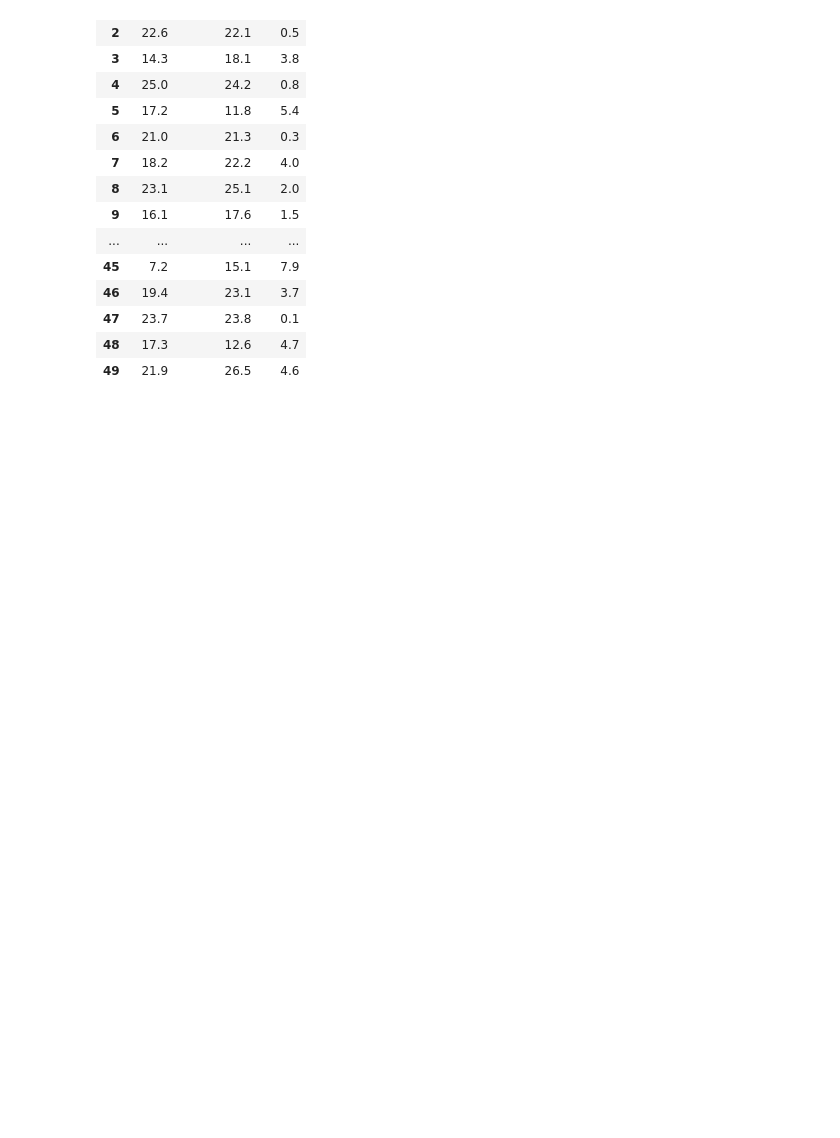
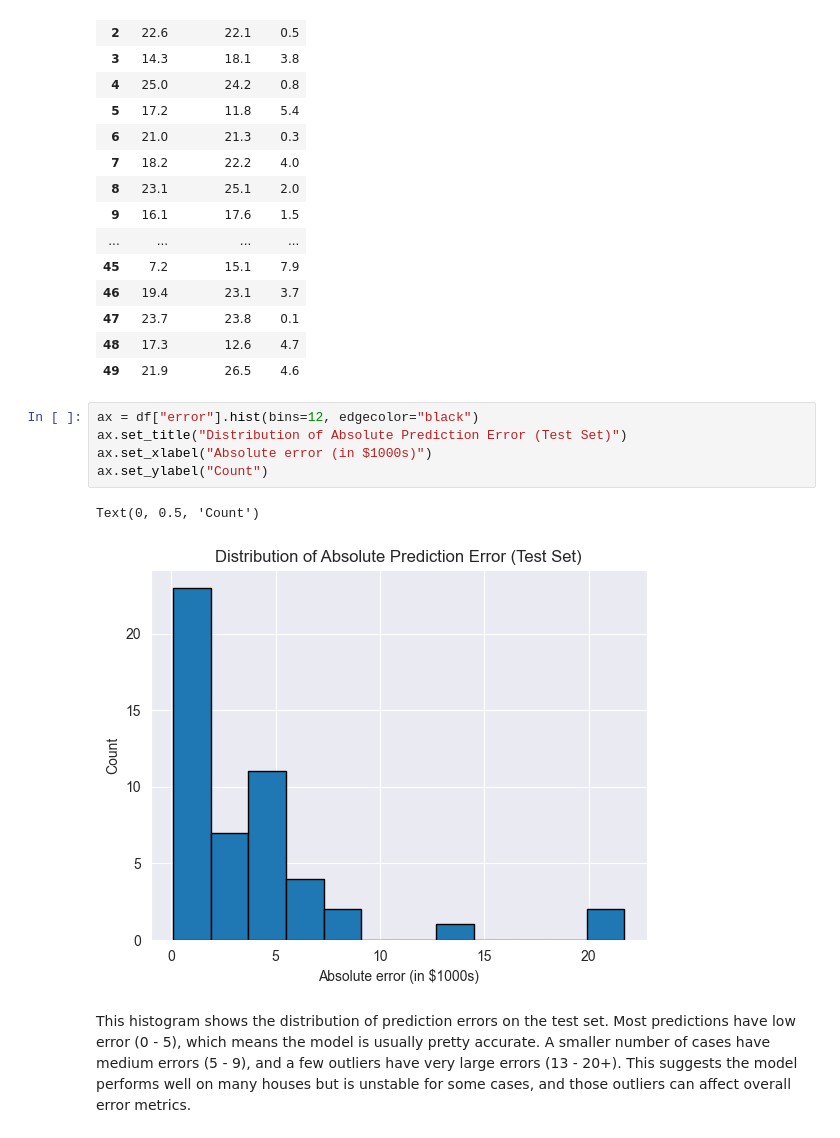
Before and after one commit to Rickylol29K/HousePricePredictor, a Jupyter notebook: house-price-predictor.ipynb, the cells around one changed output. Drawn from its saved outputs; the diff is of its cells as text; blank space fills up the shorter version.

Commit message:
Error Visualization_2

```diff
--- a/house-price-predictor.ipynb
+++ b/house-price-predictor.ipynb
@@ -218,3 +228,13 @@ df
 | 47 | 23.7 | 23.8 | 0.1 |
 | 48 | 17.3 | 12.6 | 4.7 |
 | 49 | 21.9 | 26.5 | 4.6 |
+# %%
+ax = df["error"].hist(bins=12, edgecolor="black")
+ax.set_title("Distribution of Absolute Prediction Error (Test Set)")
+ax.set_xlabel("Absolute error (in $1000s)")
+ax.set_ylabel("Count")
+# %% [output]
+Text(0, 0.5, 'Count')
+[figure, added]
+# %% [markdown]
+This histogram shows the distribution of prediction errors on the test set. Most predictions have low error (0 - 5), which means the model is usually pretty accurate. A smaller number of cases have medium errors (5 - 9), and a few outliers have very large errors (13 - 20+). This suggests the model performs well on many houses but is unstable for some cases, and those outliers can affect overall error metrics.
```
Also changed, not shown: parts of 6 cells of this notebook.
